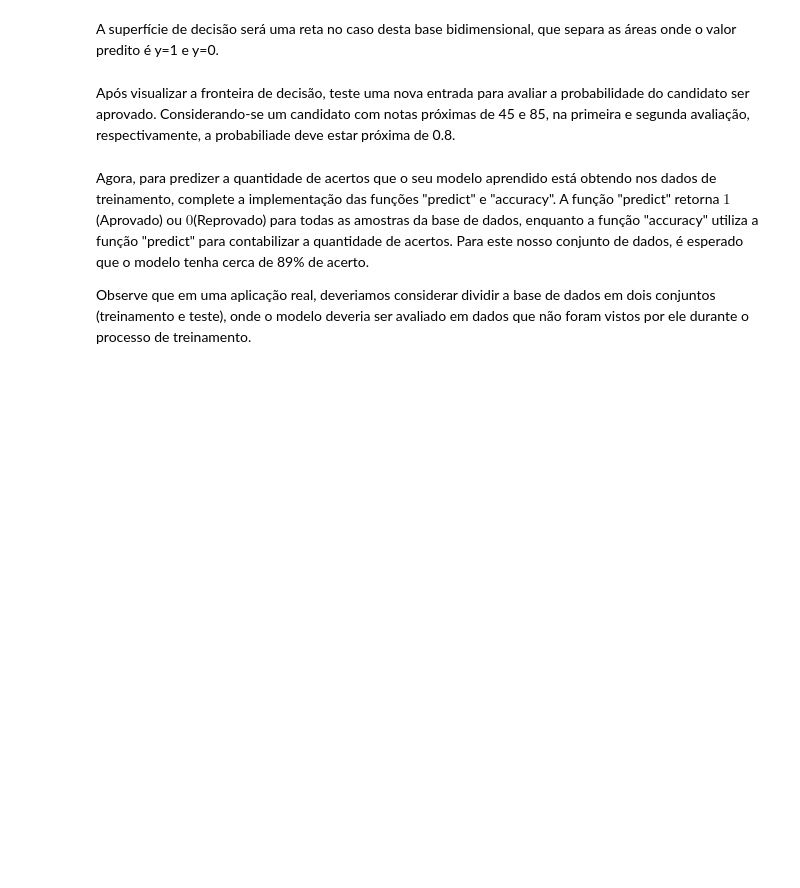
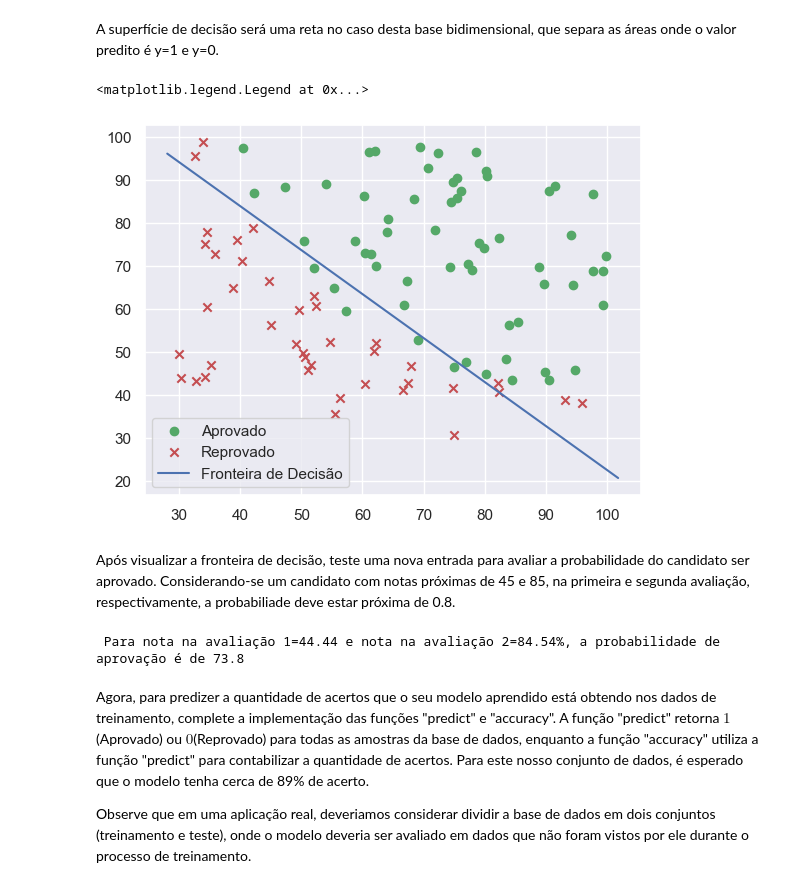
Before and after one commit to DanielCirino/ppginf-ml-trabalho-pratico-02, a Jupyter notebook: notebooks/Trabalho_Pratico_1_2024_1.ipynb, the cells around one changed output. Saved outputs shown, nothing was run; the diff lists cells and outputs as text; code cells hidden in the pictures; blank space fills up the shorter version.

```diff
--- a/notebooks/Trabalho_Pratico_1_2024_1.ipynb
+++ b/notebooks/Trabalho_Pratico_1_2024_1.ipynb
@@ -407,15 +441,23 @@ Você pode definir a função de custo completando a função abaixo:
 # %%
 def compute_cost(theta, X, y):
     """Implementação..."""
-    return 0
+    m = len(y)
+    z=np.dot(X, theta)
+    h = sigmoid(z)
+    custo = (1 / m) * np.sum(-y * np.log(h + 1e-15) - (1 - y) * np.log(1 - h + 1e-15))
+    return custo
 # %% [markdown]
 Agora, você deve implementar um função para calcular o vetor gradiente $\nabla(\theta)$, contendo as derivadas parciais da função de custo com relação a cada parâmetro $\frac{\delta}{\delta\theta_J}$:
 $$\frac{\delta}{\delta\theta_J} = \frac{1}{m}\displaystyle\sum_{i = 1}^{m} \begin{bmatrix}(h_\theta(x^{(i)}) - y^{(i)}\end{bmatrix}x_j^{(i)}$$
 Perceba que esta é uma etapa interemediária que utilizamos para implementar o algoritmo do Gradiente Descendente. Entretanto, desta vez é importante implementar esta função intermediária de forma genérica, uma vez que o vetor $\nabla(\theta)$ pode ser utilizado em outros algoritmos de aprendizado baseados em direção de busca. Complete a função a seguir para computar o vetor gradiente:
 # %%
 def compute_gradient(theta, X, y):
-    grad = np.zeros(len(theta))
-    return grad
+    m=y.shape[0]
+    z = np.dot(X,theta)
+    h = sigmoid(z)
+    erro = h-y
+    gradiente =(1/m) * np.dot( X.T,erro)
+    return gradiente
 # %% [markdown]
 Teste a função de custo e o gradiente. Inicializando $\vec{\theta}$ com zeros, você deve obter $J(\theta) \approx 0.693$ e $\frac{\delta}{\delta\theta_J} \approx \begin{bmatrix}-0.1000 & -12.0092 & -11.2628 \end{bmatrix}$
 # %%
@@ -430,8 +483,7 @@ Antes de utilizar o algoritmo, leia a documentação da função ([minimize](htt
 #### Resuma a função minimize aqui ...
 # %%
 from scipy.optimize import minimize
-result = minimize(compute_cost, initial_theta, args = (X, y),
-                   method = 'CG', jac = compute_gradient,
-                   options = {"maxiter": 400, "disp" : 1})
+result = minimize(compute_cost, initial_theta, args = (X, y.ravel()),
+                   method = 'CG', jac = compute_gradient)
 theta = result.x
 print('O gradiente Conjugado encontrou os seguintes valores para theta: {}'.format(theta))
@@ -442,29 +508,40 @@ A superfície de decisão será uma reta no caso desta base bidimensional, que s
 # %%
 # Encontra os indíces de amostras positivas e negativas
 pos = np.where(y==1)[0]
 neg = np.where(y==0)[0]
 
 # Plota as amostras
-plt.scatter(X[pos, 1], X[pos, 2], c='blue', marker='+', label='Aprovado')
-plt.scatter(X[neg, 1], X[neg, 2], c='yellow', marker='o', label='Reprovado')
+plt.scatter(X[pos, 1], X[pos, 2], c='g', marker='o', label='Aprovado')
+plt.scatter(X[neg, 1], X[neg, 2], c='r', marker='x', label='Reprovado')
 plt.legend()
 
 #Não use este vetor theta a seguir
 #Este é o vetor ótimo que a sua implementação deve encontrar
 #theta = np.array([-25.15522426,0.20618292,0.20142209])
 
 # Plota a fronteira de decisão
 plot_x = np.array([min(X[:,1])-2,  max(X[:,1])+2])
 plot_y = (-1./theta[2]) * ((theta[1] * (plot_x) + theta[0]))
 
 plt.plot(plot_x, plot_y, label='Fronteira de Decisão')
 
 # Legend, specific for the exercise
 plt.legend()
+# %% [output]
+<matplotlib.legend.Legend at 0x...>
+[figure, added]
 # %% [markdown]
 Após visualizar a fronteira de decisão, teste uma nova entrada para avaliar a probabilidade do candidato ser aprovado. Considerando-se um candidato com notas próximas de 45 e 85, na primeira e segunda avaliação, respectivamente, a probabiliade deve estar próxima de 0.8.
 # %%
 #Faça a predição aqui...
+nota_1,nota_2=(np.random.uniform(44, 46),np.random.uniform(84, 86))
+novo_x = np.array([1,nota_1,nota_2])
+z=np.dot(theta, novo_x)
+prob = sigmoid(z)
+y_predito=1 if prob>=0.5 else 0
+print(f" Para nota na avaliação 1={nota_1:.2f} e nota na avaliação 2={nota_2:.2f}%, a probabilidade de aprovação é de {prob*100:.1f}")
+# %% [output]
+ Para nota na avaliação 1=44.44 e nota na avaliação 2=84.54%, a probabilidade de aprovação é de 73.8
 # %% [markdown]
 Agora, para predizer a quantidade de acertos que o seu modelo aprendido está obtendo nos dados de treinamento, complete a implementação das funções "predict" e "accuracy". A função "predict" retorna $1$(Aprovado) ou $0$(Reprovado) para todas as amostras da base de dados, enquanto a função "accuracy" utiliza a função "predict" para contabilizar a quantidade de acertos. Para este nosso conjunto de dados, é esperado que o modelo tenha cerca de 89% de acerto.
 
```
Also changed, not shown: parts of 10 cells of this notebook, 1 other file.
